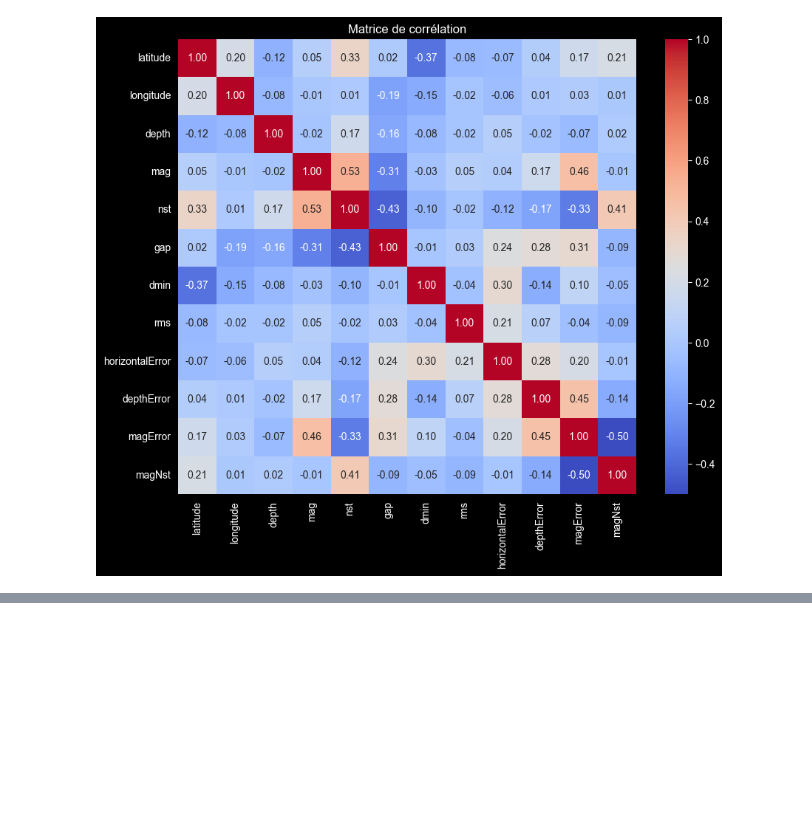
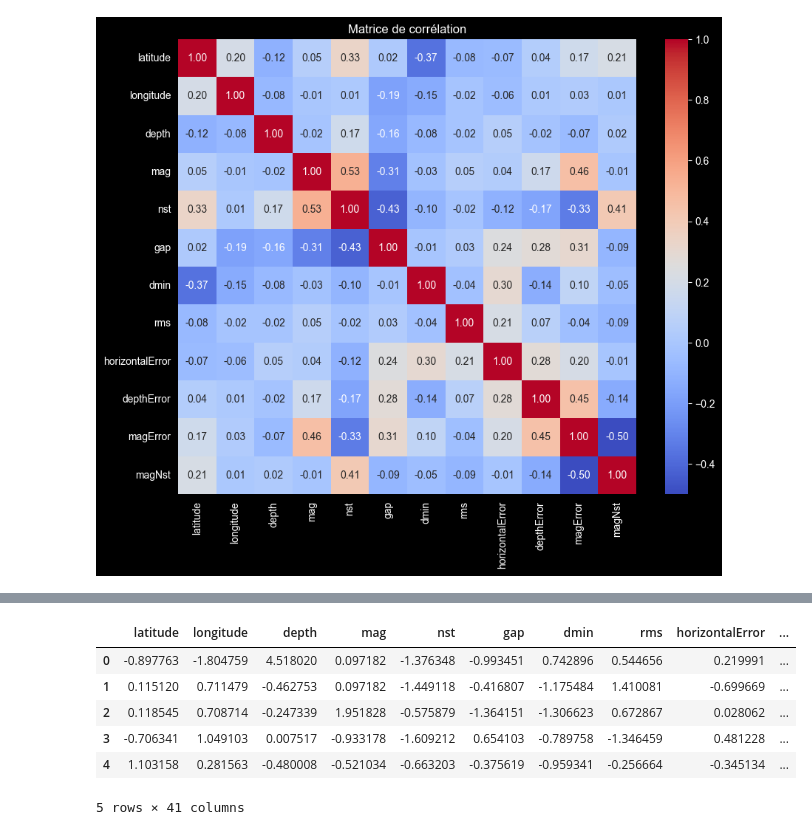
Before and after one commit to TristanRib/Documentation, a Jupyter notebook: notebooks/exploration.ipynb, the cells around one changed output, grey strips where cells are left out. Saved outputs shown, nothing was run; the diff lists cells and outputs as text; code cells hidden in the pictures; blank space fills up the shorter version.

```diff
--- a/notebooks/exploration.ipynb
+++ b/notebooks/exploration.ipynb
@@ -124,0 +161,24 @@ plt.show()
+# %%
+df_transformed["time"] = pd.to_datetime(df_transformed["time"], format="mixed", utc=True)
+df_transformed["date_ts_ms"] = df_transformed["time"].astype("int64") // 10**6
+# %%
+df_transformed = df_transformed.drop(["id", "status", "updated", "place", "type", "time"], axis=1)
+# %%
+df_transformed = pd.get_dummies(df_transformed, columns=['magType'])
+# %%
+scaler = StandardScaler()
+
+df_scaled = df_transformed.copy()
+cols = df_scaled.select_dtypes(include="number").columns
+
+df_scaled[cols] = scaler.fit_transform(df_scaled[cols])
+# %%
+df_scaled.head()
+# %% [output]
+|  | latitude | longitude | depth | mag | nst | gap | dmin | rms | horizontalError | ... |
+| 0 | -0.897763 | -1.804759 | 4.518020 | 0.097182 | -1.376348 | -0.993451 | 0.742896 | 0.544656 | 0.219991 | ... |
+| 1 | 0.115120 | 0.711479 | -0.462753 | 0.097182 | -1.449118 | -0.416807 | -1.175484 | 1.410081 | -0.699669 | ... |
+| 2 | 0.118545 | 0.708714 | -0.247339 | 1.951828 | -0.575879 | -1.364151 | -1.306623 | 0.672867 | 0.028062 | ... |
+| 3 | -0.706341 | 1.049103 | 0.007517 | -0.933178 | -1.609212 | 0.654103 | -0.789758 | -1.346459 | 0.481228 | ... |
+| 4 | 1.103158 | 0.281563 | -0.480008 | -0.521034 | -0.663203 | -0.375619 | -0.959341 | -0.256664 | -0.345134 | ... |
+5 rows × 41 columns
```
Also changed, not shown: parts of 14 cells of this notebook, 4 other files.
